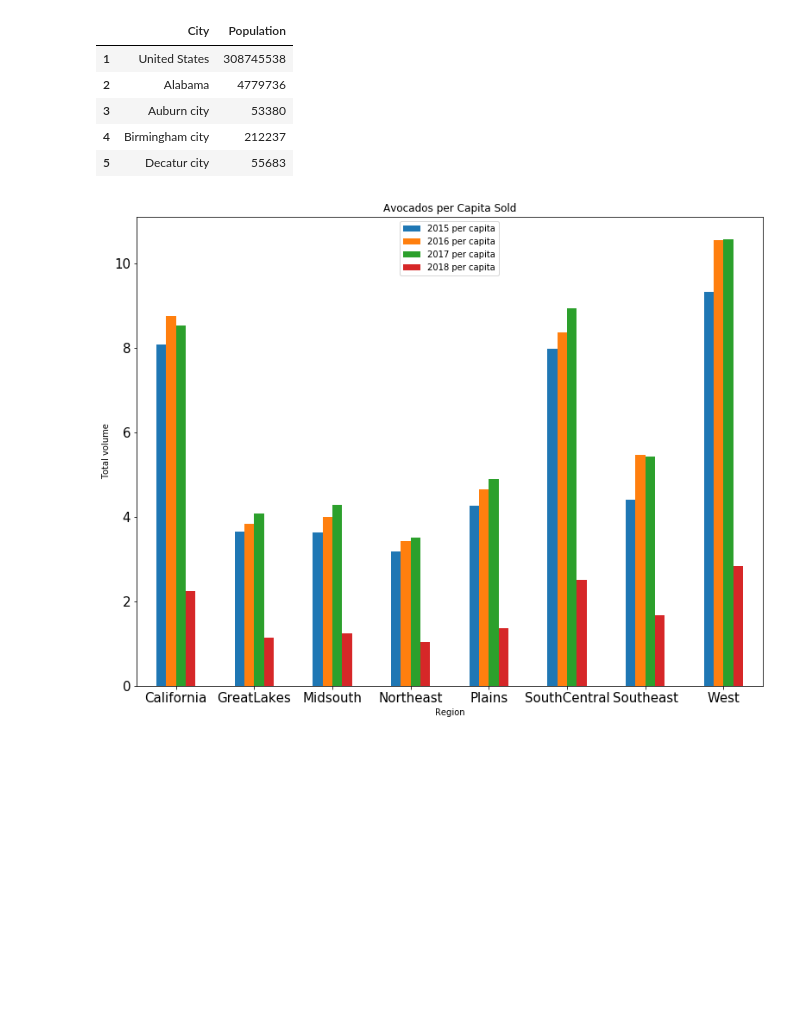
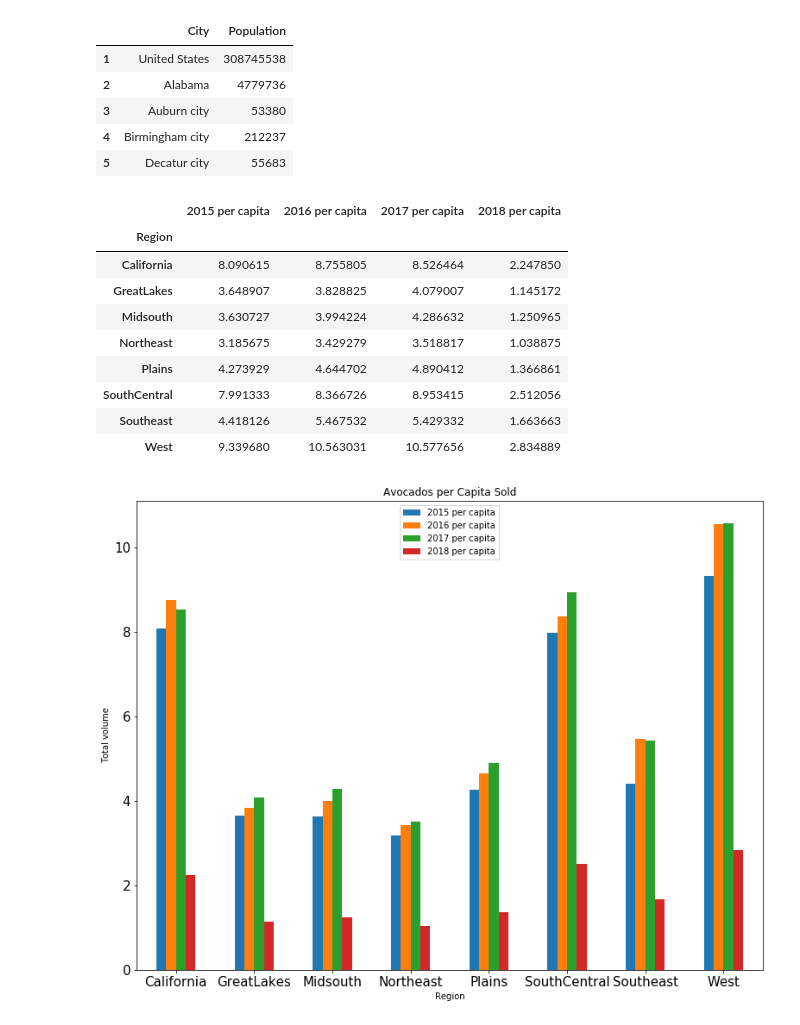
Before and after one commit to busy0312/Porject-1_-Team5, a Jupyter notebook: (Final)Avocado_data_analysis.ipynb, the cells around one changed output. Drawn from its saved outputs; the diff is of its cells as text; code cells hidden in the pictures; blank space fills up the shorter version.

```diff
--- a/(Final)Avocado_data_analysis.ipynb
+++ b/(Final)Avocado_data_analysis.ipynb
@@ -204,6 +201,19 @@ top8['2017 per capita']=(top8['2017']/top8['Population'])*1000000
 top8['2018 per capita']=(top8['2018']/top8['Population'])*1000000
 #drop out the columns that don't use
 top8=top8.drop(columns=['2015','2016','2017','2018','Population'])
+# %%
+top8
+# %% [output]
+|  | 2015 per capita | 2016 per capita | 2017 per capita | 2018 per capita |
+| Region |  |  |  |  |
+| California | 8.090615 | 8.755805 | 8.526464 | 2.247850 |
+| GreatLakes | 3.648907 | 3.828825 | 4.079007 | 1.145172 |
+| Midsouth | 3.630727 | 3.994224 | 4.286632 | 1.250965 |
+| Northeast | 3.185675 | 3.429279 | 3.518817 | 1.038875 |
+| Plains | 4.273929 | 4.644702 | 4.890412 | 1.366861 |
+| SouthCentral | 7.991333 | 8.366726 | 8.953415 | 2.512056 |
+| Southeast | 4.418126 | 5.467532 | 5.429332 | 1.663663 |
+| West | 9.339680 | 10.563031 | 10.577656 | 2.834889 |
 # %%
 # top 8
 fig, ax = plt.subplots()
```
Also changed, not shown: parts of 3 cells of this notebook, 1 other file.
